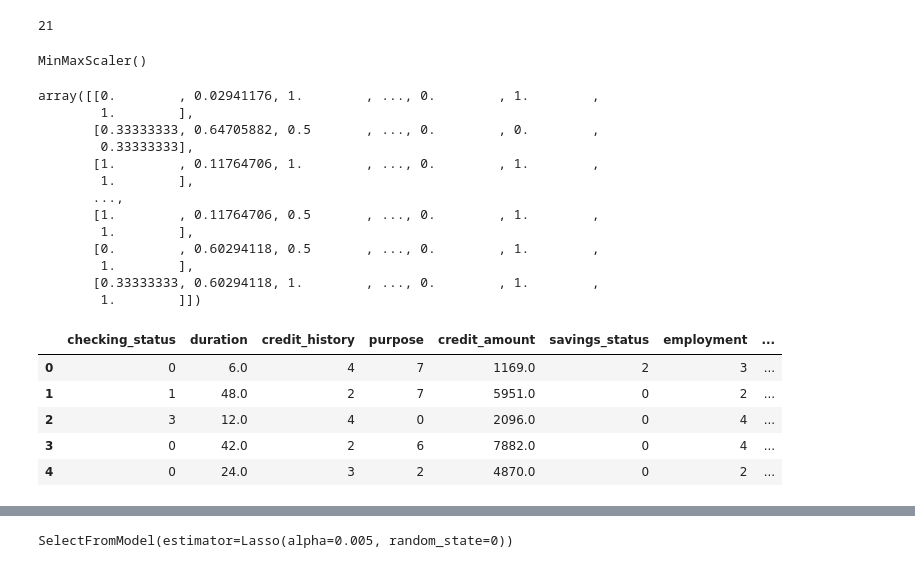
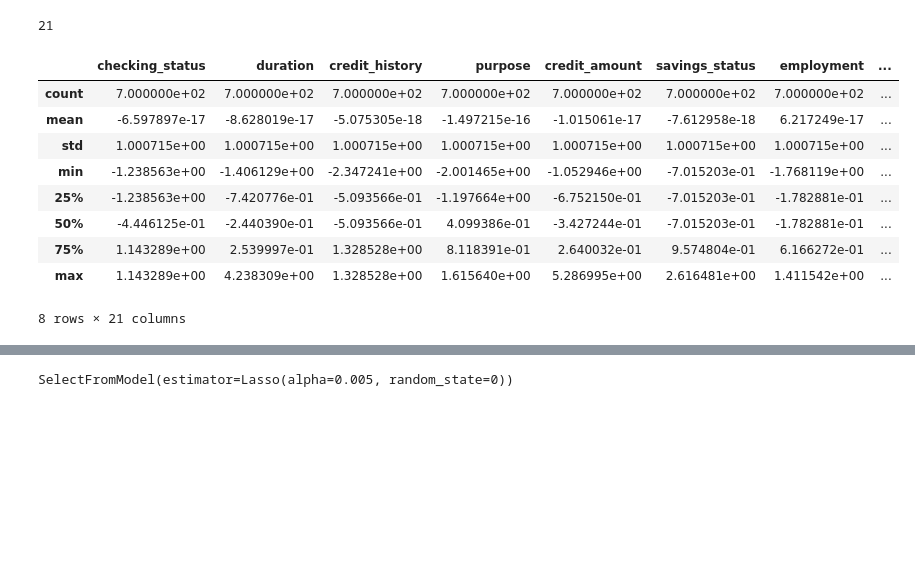
Before and after one commit to omoniyitoluwani35/Credit-Card-Classication-kaggle, a Jupyter notebook: Credit Card Classification .ipynb, the cells around one changed output, grey strips where cells are left out. Cells and saved outputs as stored; diff of their text form; code cells hidden in the pictures; blank space fills up the shorter version.

```diff
--- a/Credit Card Classification .ipynb
+++ b/Credit Card Classification .ipynb
@@ -148,8 +155,0 @@ data[discrete_feature].head()
-# %%
-for feature in discrete_feature:
-    discrete_data = data.copy()
-    data.groupby(feature)['class'].median().plot.bar()
-    plt.xlabel(feature)
-    plt.ylabel('class')
-    plt.title(feature)
-    plt.show()
@@ -171,4 +181,6 @@ for feature in categorical_feature:
 # %%
 # dividing the dataset
+X_data = data.drop(['class'], axis = 1)
+Y_data = data['class']
 from sklearn.model_selection import train_test_split
-X_train,X_test,y_train,y_test= train_test_split(data.drop(['class'], axis = 1),data['class'],test_size=0.3, random_state=0)
+X_train,X_test,y_train,y_test= train_test_split(X_data,Y_data,test_size=0.3, random_state=0)
@@ -188,0 +187,14 @@ Name: class, dtype: float64
+# %%
+# feature_scale=[feature for feature in data.columns if feature not in ['class']]
+
+# from sklearn.preprocessing import MinMaxScaler
+# S_scaler = MinMaxScaler()
+# S_scaler = S_scaler.fit(data[feature_scale])
+
+# Feature scaling using standard scaler
+from sklearn.preprocessing import StandardScaler
+S_scaler = StandardScaler()
+
+S_scaler = S_scaler.fit_transform(X_train)
+X_train = pd.DataFrame(S_scaler,columns = X_train.columns)
+X_train.head()
@@ -191,36 +224,16 @@ scaling_feature=[feature for feature in data.columns if feature not in ['class']
 len(scaling_feature)
 # %% [output]
 21
-# %%
-feature_scale=[feature for feature in data.columns if feature not in ['class']]
-
-from sklearn.preprocessing import MinMaxScaler
-scaler=MinMaxScaler()
-scaler.fit(data[feature_scale])
-# %% [output]
-MinMaxScaler()
-# %%
-scaler.transform(data[feature_scale])
-# %% [output]
-array([[0.        , 0.02941176, 1.        , ..., 0.        , 1.        ,
-        1.        ],
-       [0.33333333, 0.64705882, 0.5       , ..., 0.        , 0.        ,
-        0.33333333],
-       [1.        , 0.11764706, 1.        , ..., 0.        , 1.        ,
-        1.        ],
-       ...,
-       [1.        , 0.11764706, 0.5       , ..., 0.        , 1.        ,
-        1.        ],
-       [0.        , 0.60294118, 0.5       , ..., 0.        , 1.        ,
-        1.        ],
-       [0.33333333, 0.60294118, 1.        , ..., 0.        , 1.        ,
-        1.        ]])
-# %%
-data.head()
-# %% [output]
-|  | checking_status | duration | credit_history | purpose | credit_amount | savings_status | employment | ... |
-| 0 | 0 | 6.0 | 4 | 7 | 1169.0 | 2 | 3 | ... |
-| 1 | 1 | 48.0 | 2 | 7 | 5951.0 | 0 | 2 | ... |
-| 2 | 3 | 12.0 | 4 | 0 | 2096.0 | 0 | 4 | ... |
-| 3 | 0 | 42.0 | 2 | 6 | 7882.0 | 0 | 4 | ... |
-| 4 | 0 | 24.0 | 3 | 2 | 4870.0 | 0 | 2 | ... |
+# %%
+X_train.describe()
+# %% [output]
+|  | checking_status | duration | credit_history | purpose | credit_amount | savings_status | employment | ... |
+| count | 7.000000e+02 | 7.000000e+02 | 7.000000e+02 | 7.000000e+02 | 7.000000e+02 | 7.000000e+02 | 7.000000e+02 | ... |
+| mean | -6.597897e-17 | -8.628019e-17 | -5.075305e-18 | -1.497215e-16 | -1.015061e-17 | -7.612958e-18 | 6.217249e-17 | ... |
+| std | 1.000715e+00 | 1.000715e+00 | 1.000715e+00 | 1.000715e+00 | 1.000715e+00 | 1.000715e+00 | 1.000715e+00 | ... |
+| min | -1.238563e+00 | -1.406129e+00 | -2.347241e+00 | -2.001465e+00 | -1.052946e+00 | -7.015203e-01 | -1.768119e+00 | ... |
+| 25% | -1.238563e+00 | -7.420776e-01 | -5.093566e-01 | -1.197664e+00 | -6.752150e-01 | -7.015203e-01 | -1.782881e-01 | ... |
+| 50% | -4.446125e-01 | -2.440390e-01 | -5.093566e-01 | 4.099386e-01 | -3.427244e-01 | -7.015203e-01 | -1.782881e-01 | ... |
+| 75% | 1.143289e+00 | 2.539997e-01 | 1.328528e+00 | 8.118391e-01 | 2.640032e-01 | 9.574804e-01 | 6.166272e-01 | ... |
+| max | 1.143289e+00 | 4.238309e+00 | 1.328528e+00 | 1.615640e+00 | 5.286995e+00 | 2.616481e+00 | 1.411542e+00 | ... |
+8 rows × 21 columns
```
Also changed, not shown: parts of 31 cells of this notebook.
